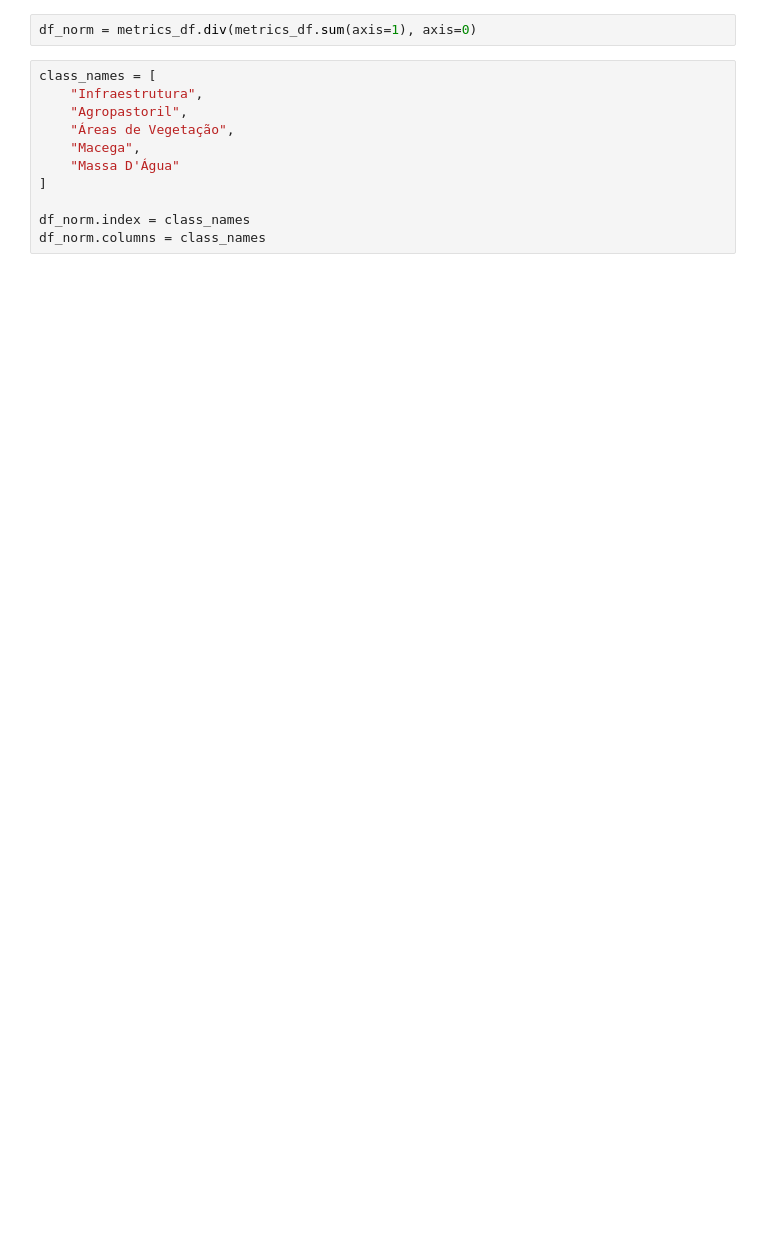
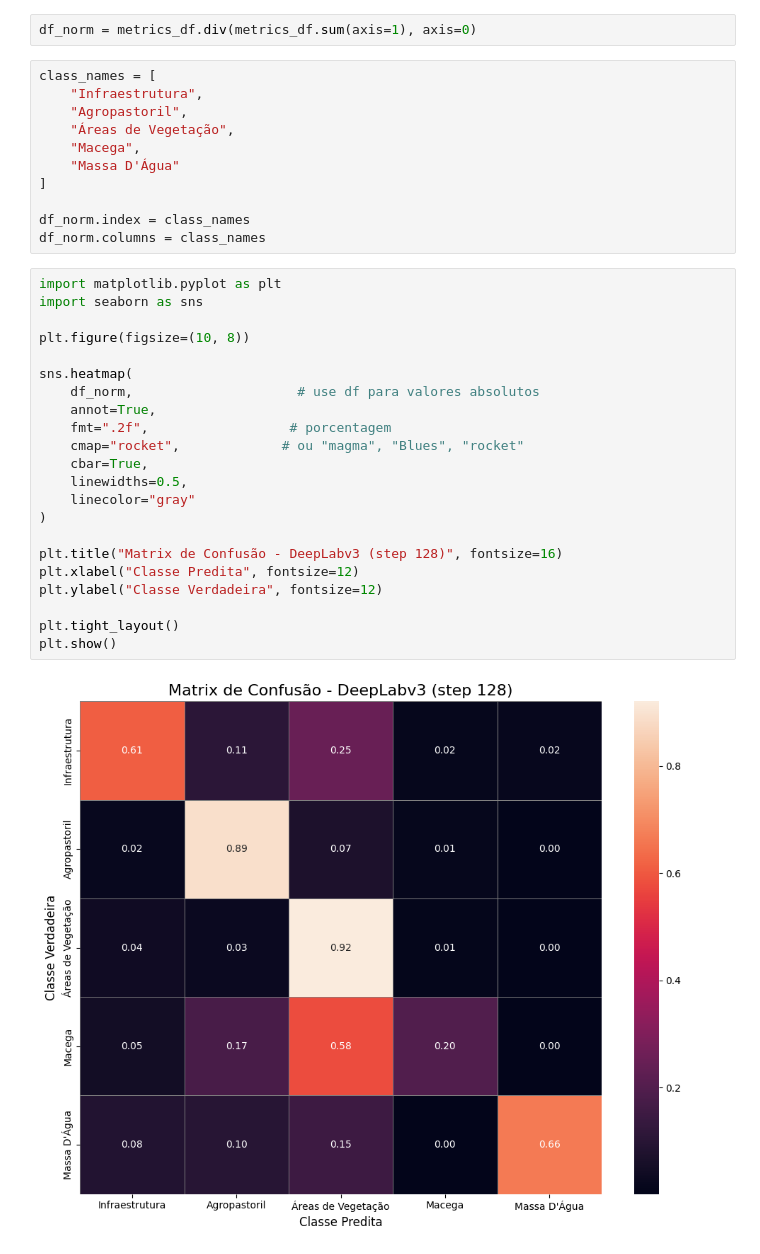
Before and after one commit to Thrakrien/geo-projects-car, a Jupyter notebook: notebooks/building_metrics.ipynb, the cells around one changed output. Drawn from its saved outputs; the diff is of its cells as text; blank space fills up the shorter version.

```diff
--- a/notebooks/building_metrics.ipynb
+++ b/notebooks/building_metrics.ipynb
@@ -43,6 +55,30 @@ class_names = [
 
 df_norm.index = class_names
 df_norm.columns = class_names
+# %%
+import matplotlib.pyplot as plt
+import seaborn as sns
+
+plt.figure(figsize=(10, 8))
+
+sns.heatmap(
+    df_norm,                     # use df para valores absolutos
+    annot=True,
+    fmt=".2f",                  # porcentagem
+    cmap="rocket",             # ou "magma", "Blues", "rocket"
+    cbar=True,
+    linewidths=0.5,
+    linecolor="gray"
+)
+
+plt.title("Matrix de Confusão - DeepLabv3 (step 128)", fontsize=16)
+plt.xlabel("Classe Predita", fontsize=12)
+plt.ylabel("Classe Verdadeira", fontsize=12)
+
+plt.tight_layout()
+plt.show()
+# %% [output]
+[figure, added]
 # %%
 import matplotlib.pyplot as plt
 import seaborn as sns
```
Also changed, not shown: parts of 14 cells of this notebook, 4 other files.
